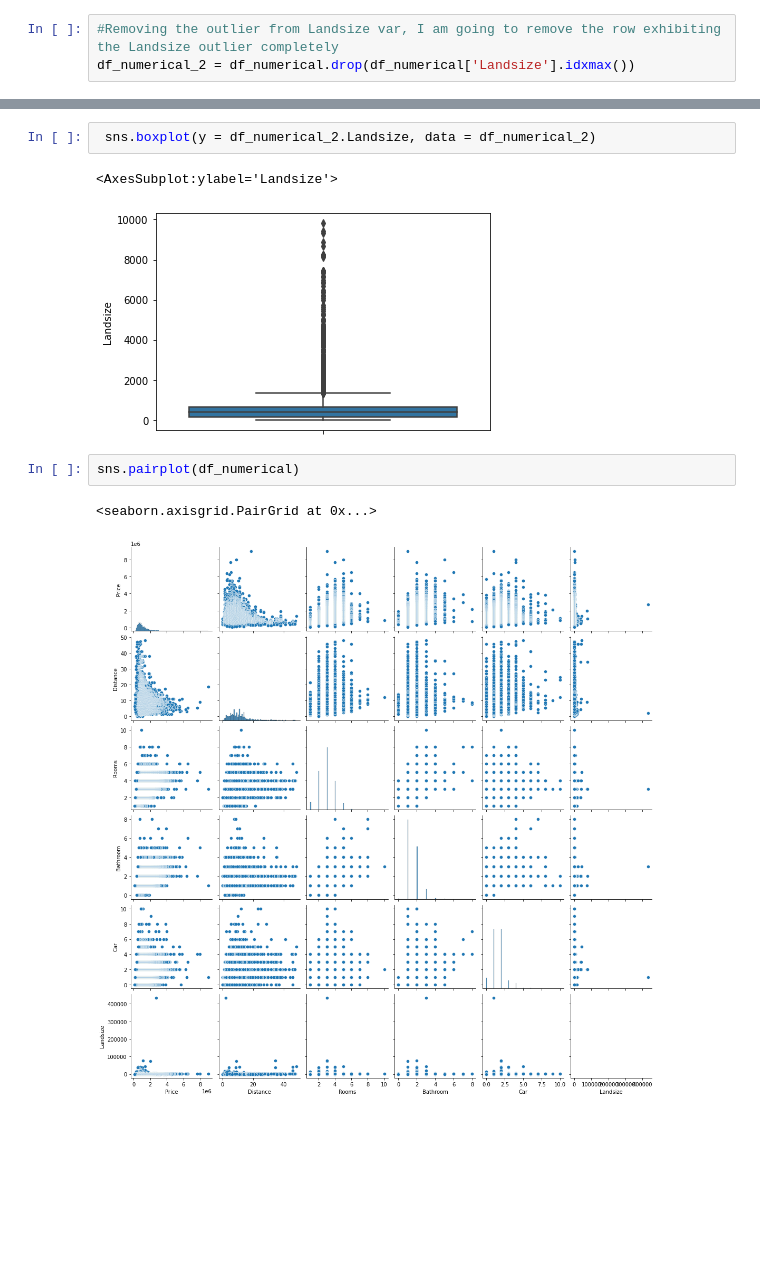
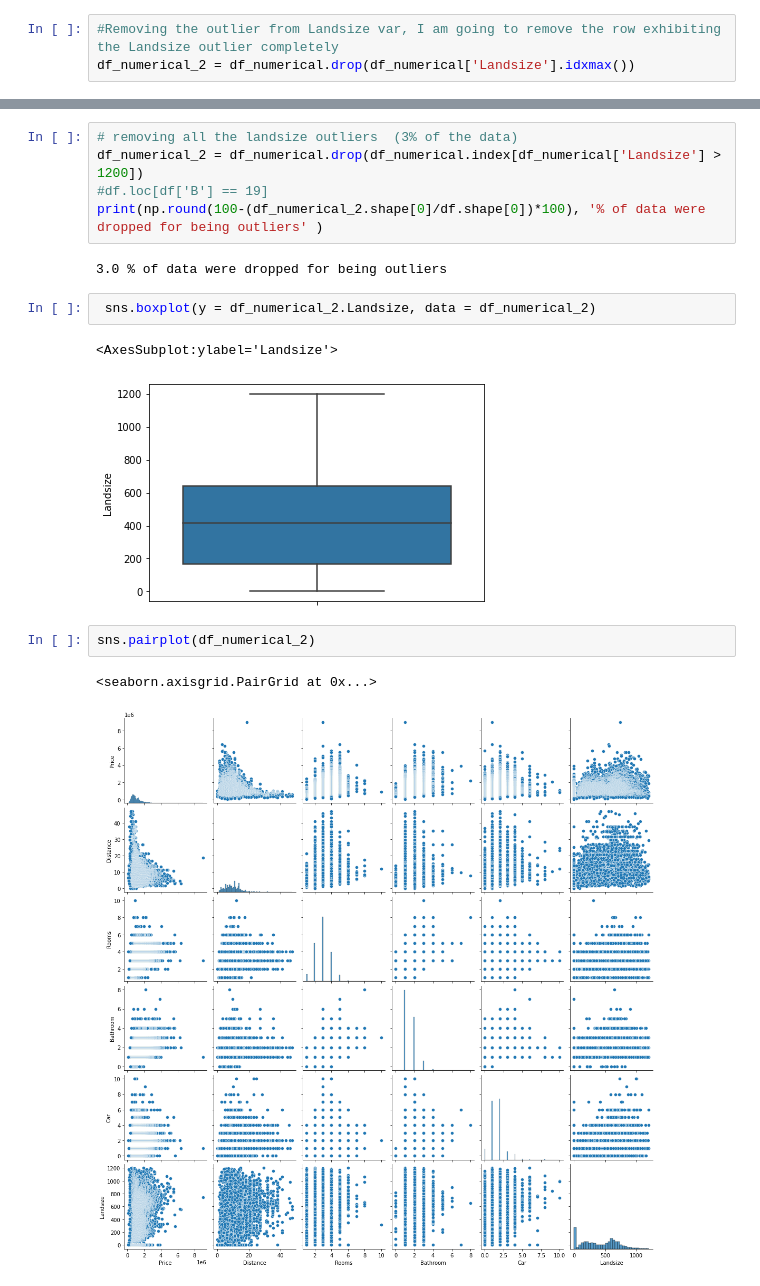
Before and after one commit to maftouni/Pandas_Jump_Start, a Jupyter notebook: data-exploration-in-pandas-jump-start.ipynb, the cells around one changed output, grey strips where cells are left out. Drawn from its saved outputs; the diff is of its cells as text; blank space fills up the shorter version.

```diff
--- a/data-exploration-in-pandas-jump-start.ipynb
+++ b/data-exploration-in-pandas-jump-start.ipynb
@@ -689,12 +690,19 @@ df_numerical_2 = df_numerical.drop(df_numerical.index[df_numerical['Landsize'] >
+# %%
+# removing all the landsize outliers  (3% of the data)
+df_numerical_2 = df_numerical.drop(df_numerical.index[df_numerical['Landsize'] > 1200])
+#df.loc[df['B'] == 19]
+print(np.round(100-(df_numerical_2.shape[0]/df.shape[0])*100), '% of data were dropped for being outliers' )
+# %% [output]
+3.0 % of data were dropped for being outliers
 # %%
  sns.boxplot(y = df_numerical_2.Landsize, data = df_numerical_2)
 # %% [output]
 <AxesSubplot:ylabel='Landsize'>
-[figure, old version]
+[figure, new version]
 # %%
-sns.pairplot(df_numerical)
+sns.pairplot(df_numerical_2)
 # %% [output]
 <seaborn.axisgrid.PairGrid at 0x...>
-[figure, old version]
+[figure, new version]
 # %% [markdown]
 ![](https://i.pinimg.com/originals/91/db/a8/91dba80a5419f1bf4700ec99ab6081bb.jpg)
```
Also changed, not shown: parts of 3 cells of this notebook.
